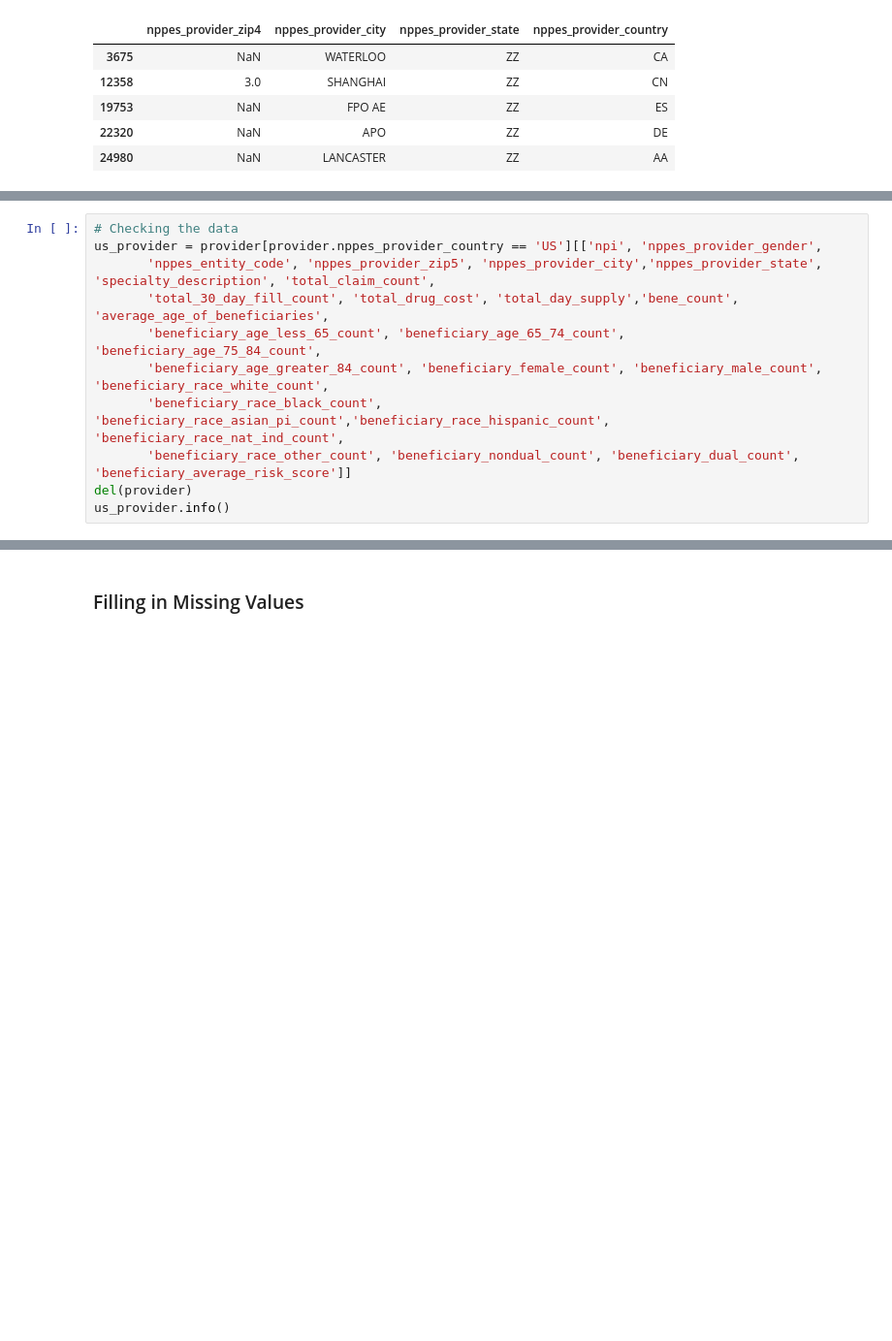
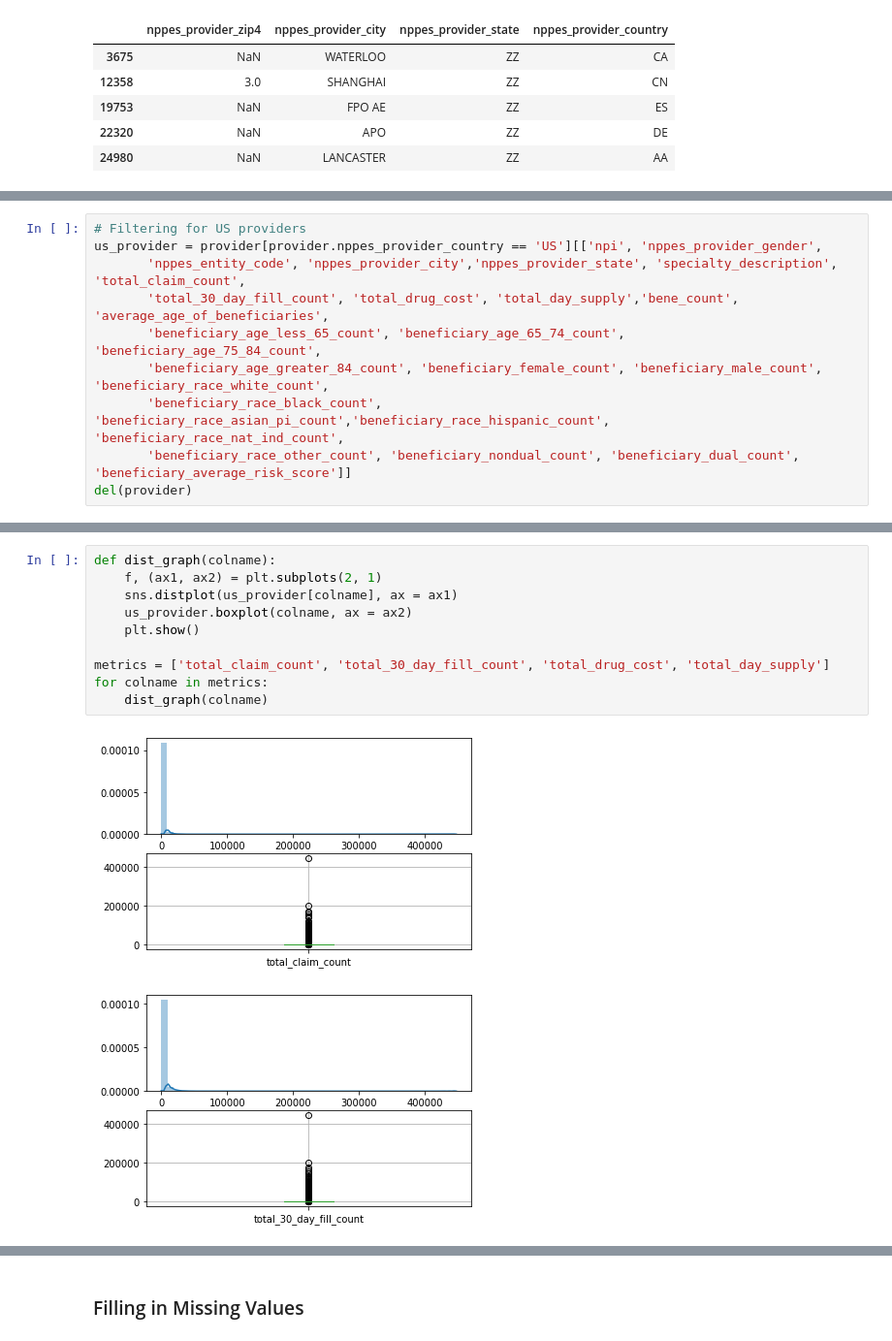
Before and after one commit to iris-anan/Data-Science-Challenges, a Jupyter notebook: Lyra_Health/Lyra Health - Take Home.ipynb, the cells around one changed output, grey strips where cells are left out. Shown at 97% size. Saved outputs shown, nothing was run; the diff lists cells and outputs as text; blank space fills up the shorter version.

```diff
--- a/Lyra_Health/Lyra Health - Take Home.ipynb
+++ b/Lyra_Health/Lyra Health - Take Home.ipynb
@@ -47,11 +44,10 @@ There seems to be 166 non-US providers included in this dataset. However, for th
 # %%
-# Checking the data
+# Filtering for US providers
 us_provider = provider[provider.nppes_provider_country == 'US'][['npi', 'nppes_provider_gender',
-       'nppes_entity_code', 'nppes_provider_zip5', 'nppes_provider_city','nppes_provider_state', 'specialty_description', 'total_claim_count',
+       'nppes_entity_code', 'nppes_provider_city','nppes_provider_state', 'specialty_description', 'total_claim_count',
        'total_30_day_fill_count', 'total_drug_cost', 'total_day_supply','bene_count', 'average_age_of_beneficiaries',
        'beneficiary_age_less_65_count', 'beneficiary_age_65_74_count', 'beneficiary_age_75_84_count',
        'beneficiary_age_greater_84_count', 'beneficiary_female_count', 'beneficiary_male_count', 'beneficiary_race_white_count',
        'beneficiary_race_black_count', 'beneficiary_race_asian_pi_count','beneficiary_race_hispanic_count', 'beneficiary_race_nat_ind_count',
        'beneficiary_race_other_count', 'beneficiary_nondual_count', 'beneficiary_dual_count', 'beneficiary_average_risk_score']]
 del(provider)
-us_provider.info()
@@ -75,0 +69,13 @@ memory usage: 257.3+ MB
+# %%
+def dist_graph(colname):
+    f, (ax1, ax2) = plt.subplots(2, 1)
+    sns.distplot(us_provider[colname], ax = ax1)
+    us_provider.boxplot(colname, ax = ax2)
+    plt.show()
+
+metrics = ['total_claim_count', 'total_30_day_fill_count', 'total_drug_cost', 'total_day_supply']
+for colname in metrics:
+    dist_graph(colname)
+# %% [output]
+[figure, added]
+[figure, added]
```
Also changed, not shown: parts of 56 cells of this notebook.
